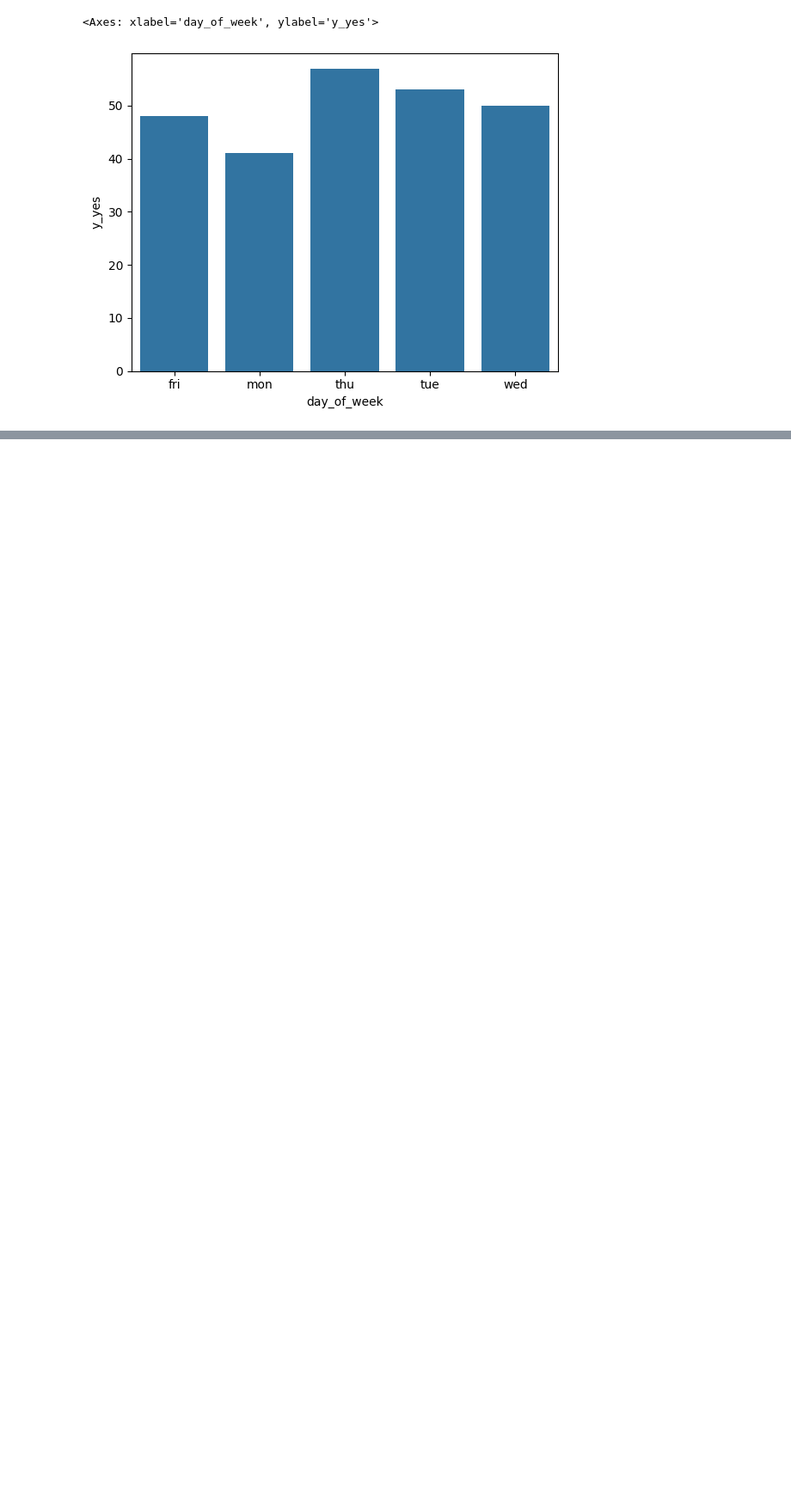
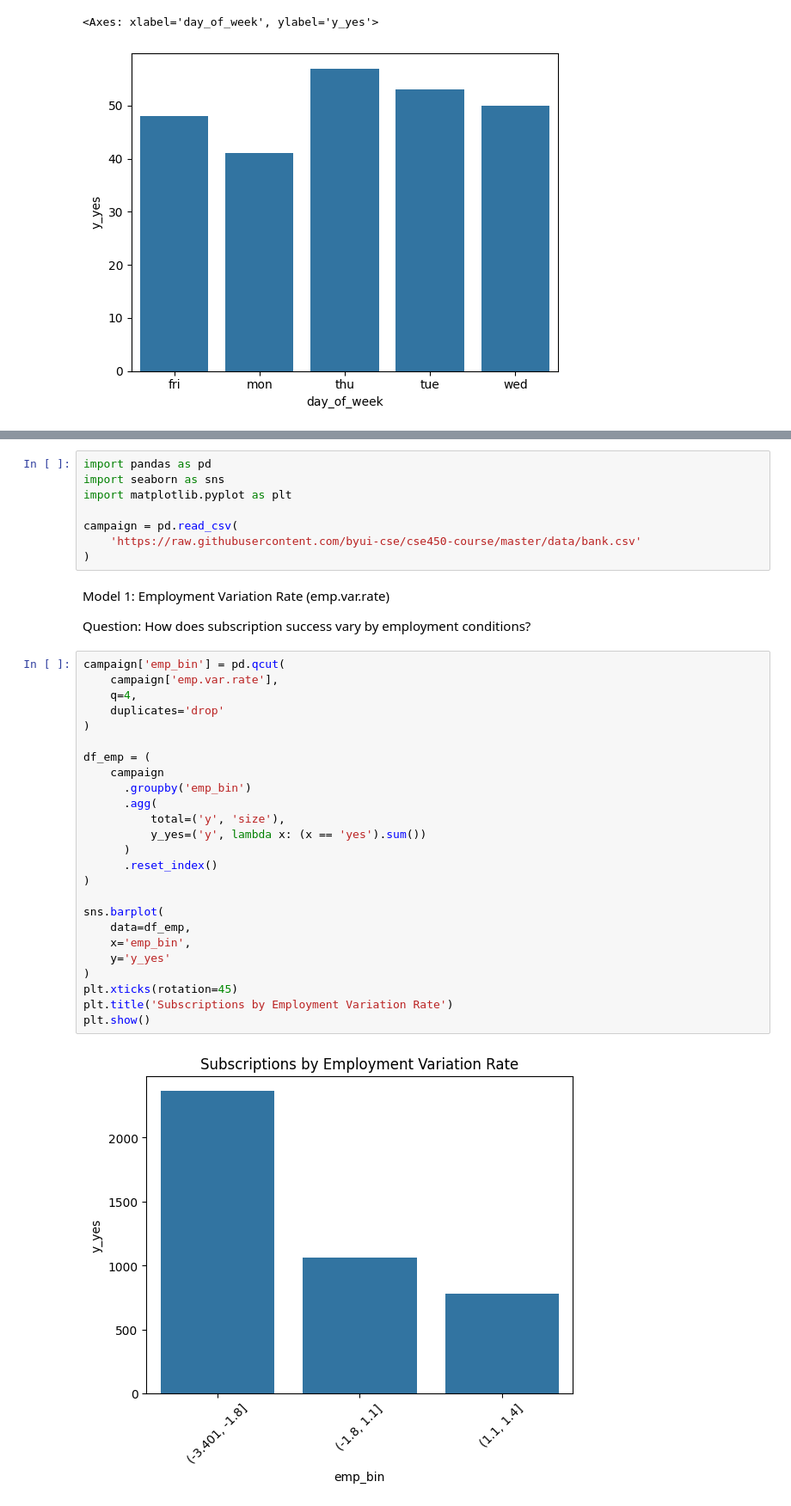
Before and after one commit to Jaelibj/JaeliJaussi, a Jupyter notebook: notebooks/starter_bank.ipynb, the cells around one changed output, grey strips where cells are left out. Shown at 86% size. Drawn from its saved outputs; the diff is of its cells as text; blank space fills up the shorter version.

```diff
--- a/notebooks/starter_bank.ipynb
+++ b/notebooks/starter_bank.ipynb
@@ -128,0 +206,39 @@ sns.barplot(
+# %%
+import pandas as pd
+import seaborn as sns
+import matplotlib.pyplot as plt
+
+campaign = pd.read_csv(
+    'https://raw.githubusercontent.com/byui-cse/cse450-course/master/data/bank.csv'
+)
+# %% [markdown]
+Model 1: Employment Variation Rate (emp.var.rate)
+
+Question: How does subscription success vary by employment conditions?
+# %%
+campaign['emp_bin'] = pd.qcut(
+    campaign['emp.var.rate'],
+    q=4,
+    duplicates='drop'
+)
+
+df_emp = (
+    campaign
+      .groupby('emp_bin')
+      .agg(
+          total=('y', 'size'),
+          y_yes=('y', lambda x: (x == 'yes').sum())
+      )
+      .reset_index()
+)
+
+sns.barplot(
+    data=df_emp,
+    x='emp_bin',
+    y='y_yes'
+)
+plt.xticks(rotation=45)
+plt.title('Subscriptions by Employment Variation Rate')
+plt.show()
+# %% [output]
+[figure, added]
```
Also changed, not shown: parts of 21 cells of this notebook.
